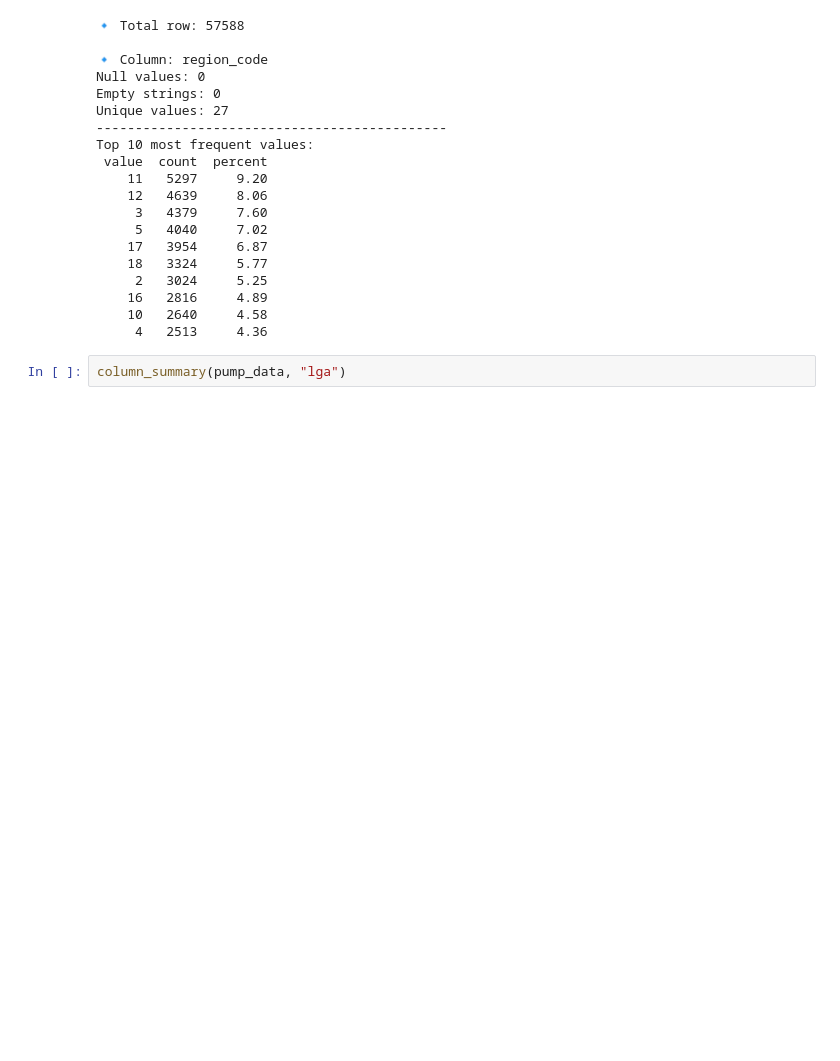
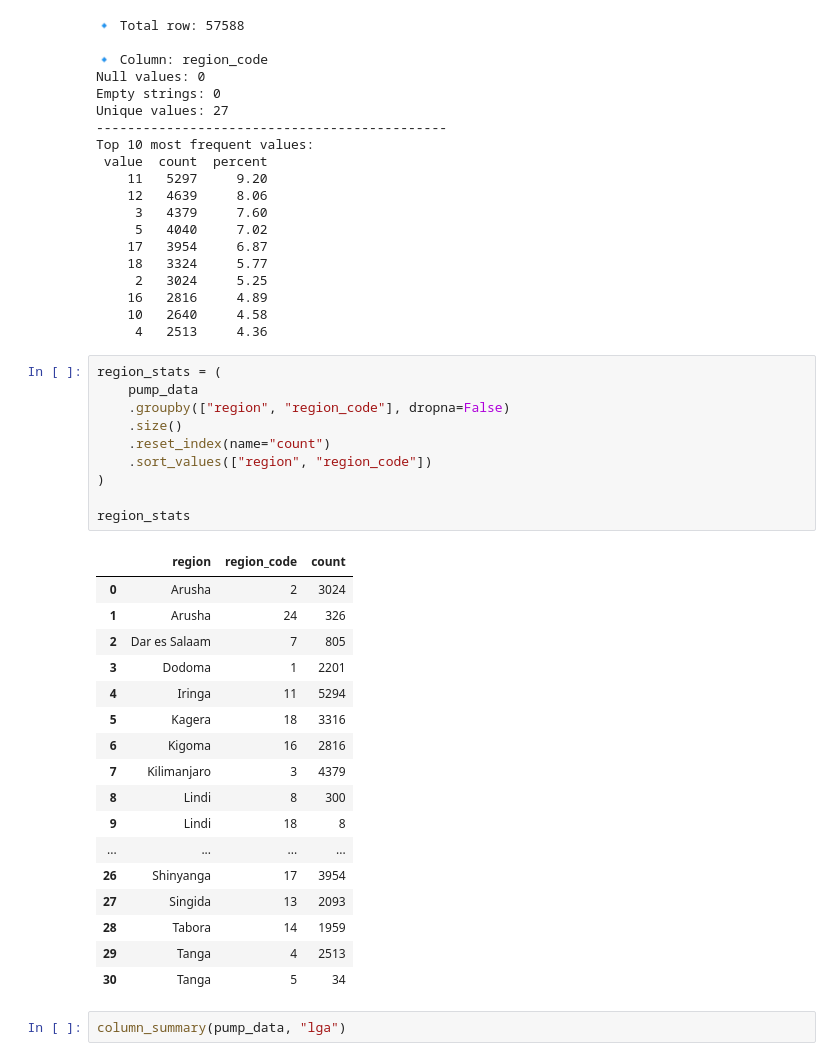
Before and after one commit to floranuta/Data_Circle, a Jupyter notebook: notebooks/Ticket111_LoadExam_Colab.ipynb, the cells around one changed output. Saved outputs shown, nothing was run; the diff lists cells and outputs as text; blank space fills up the shorter version.

```diff
--- a/notebooks/Ticket111_LoadExam_Colab.ipynb
+++ b/notebooks/Ticket111_LoadExam_Colab.ipynb
@@ -281,6 +288,34 @@ Top 10 most frequent values:
     16   2816     4.89
     10   2640     4.58
      4   2513     4.36
+# %%
+region_stats = (
+    pump_data
+    .groupby(["region", "region_code"], dropna=False)
+    .size()
+    .reset_index(name="count")
+    .sort_values(["region", "region_code"])
+)
+
+region_stats
+# %% [output]
+|  | region | region_code | count |
+| 0 | Arusha | 2 | 3024 |
+| 1 | Arusha | 24 | 326 |
+| 2 | Dar es Salaam | 7 | 805 |
+| 3 | Dodoma | 1 | 2201 |
+| 4 | Iringa | 11 | 5294 |
+| 5 | Kagera | 18 | 3316 |
+| 6 | Kigoma | 16 | 2816 |
+| 7 | Kilimanjaro | 3 | 4379 |
+| 8 | Lindi | 8 | 300 |
+| 9 | Lindi | 18 | 8 |
+| ... | ... | ... | ... |
+| 26 | Shinyanga | 17 | 3954 |
+| 27 | Singida | 13 | 2093 |
+| 28 | Tabora | 14 | 1959 |
+| 29 | Tanga | 4 | 2513 |
+| 30 | Tanga | 5 | 34 |
 # %%
 column_summary(pump_data, "lga")
 # %% [output]
```
Also changed, not shown: parts of 8 cells of this notebook.
